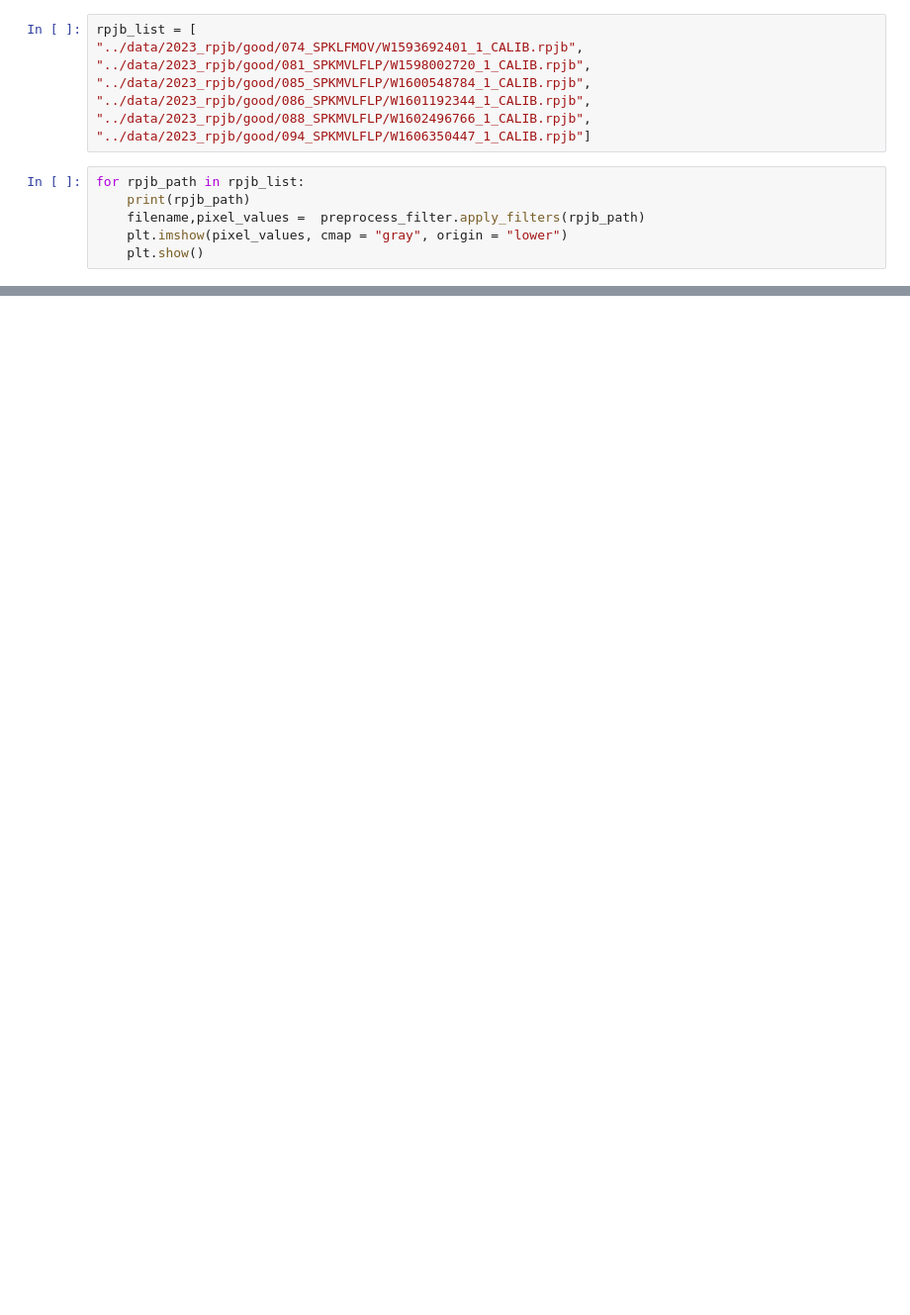
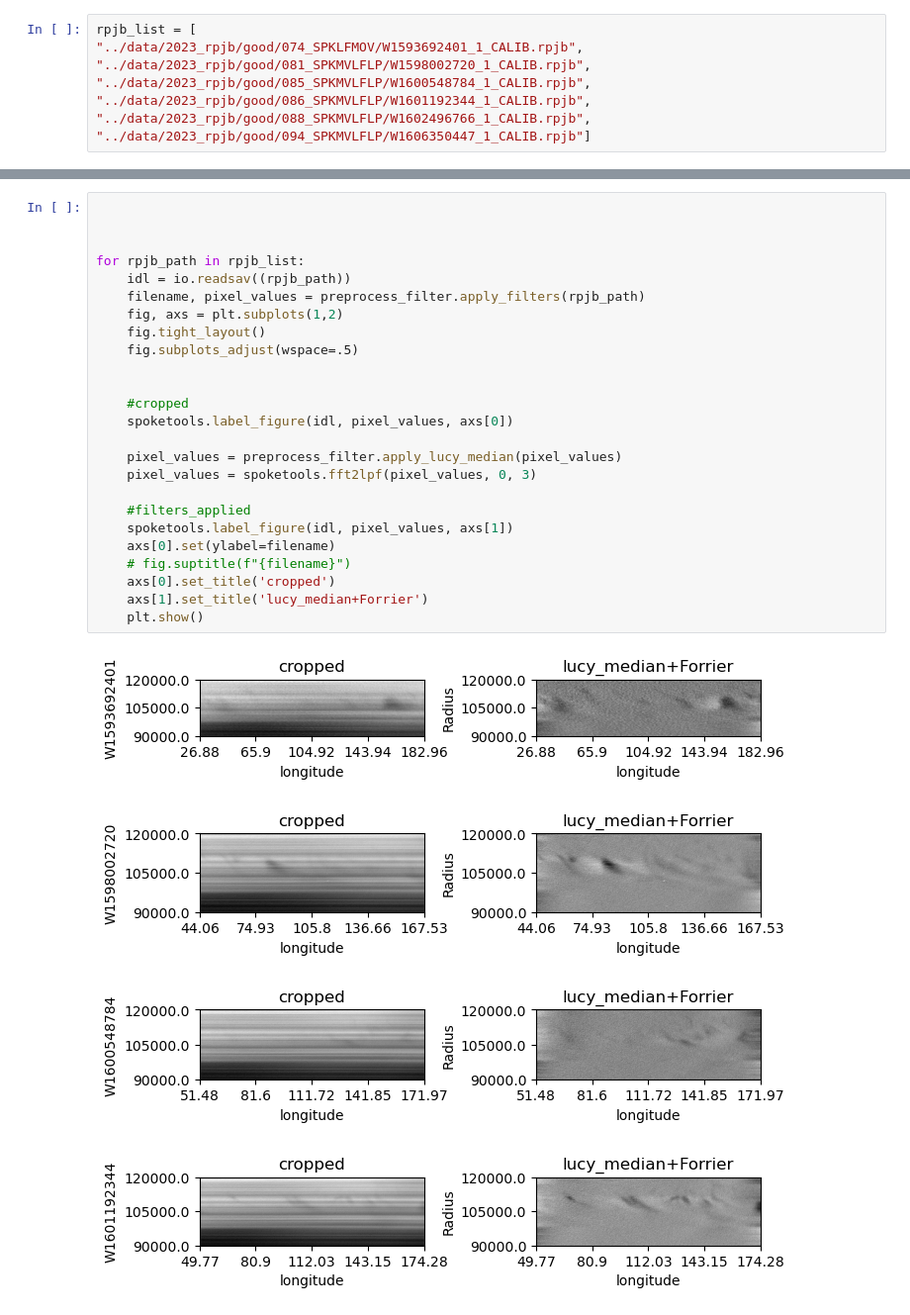
Before and after one commit to Yugadeep/Spokes_ML, a Jupyter notebook: jupyter_testing/yugadeep_compare.ipynb, the cells around one changed output, grey strips where cells are left out. Shown at 99% size. Cells and saved outputs as stored; diff of their text form; blank space fills up the shorter version.

```diff
--- a/jupyter_testing/yugadeep_compare.ipynb
+++ b/jupyter_testing/yugadeep_compare.ipynb
@@ -13,9 +14,3 @@ rpjb_list = [
 "../data/2023_rpjb/good/086_SPKMVLFLP/W1601192344_1_CALIB.rpjb",
 "../data/2023_rpjb/good/088_SPKMVLFLP/W1602496766_1_CALIB.rpjb",
 "../data/2023_rpjb/good/094_SPKMVLFLP/W1606350447_1_CALIB.rpjb"]
-# %%
-for rpjb_path in rpjb_list:
-    print(rpjb_path)
-    filename,pixel_values =  preprocess_filter.apply_filters(rpjb_path)
-    plt.imshow(pixel_values, cmap = "gray", origin = "lower")
-    plt.show()
@@ -34,0 +17,30 @@ for rpjb_path in rpjb_list:
+# %%
+
+
+
+for rpjb_path in rpjb_list:
+    idl = io.readsav((rpjb_path))
+    filename, pixel_values = preprocess_filter.apply_filters(rpjb_path)
+    fig, axs = plt.subplots(1,2)
+    fig.tight_layout()
+    fig.subplots_adjust(wspace=.5)
+
+
+    #cropped
+    spoketools.label_figure(idl, pixel_values, axs[0])
+
+    pixel_values = preprocess_filter.apply_lucy_median(pixel_values)
+    pixel_values = spoketools.fft2lpf(pixel_values, 0, 3)
+
+    #filters_applied
+    spoketools.label_figure(idl, pixel_values, axs[1])
+    axs[0].set(ylabel=filename)
+    # fig.suptitle(f"{filename}")
+    axs[0].set_title('cropped')
+    axs[1].set_title('lucy_median+Forrier')
+    plt.show()
+# %% [output]
+[figure, added]
+[figure, added]
+[figure, added]
+[figure, added]
```
Also changed, not shown: parts of 3 cells of this notebook, 4 other files.
